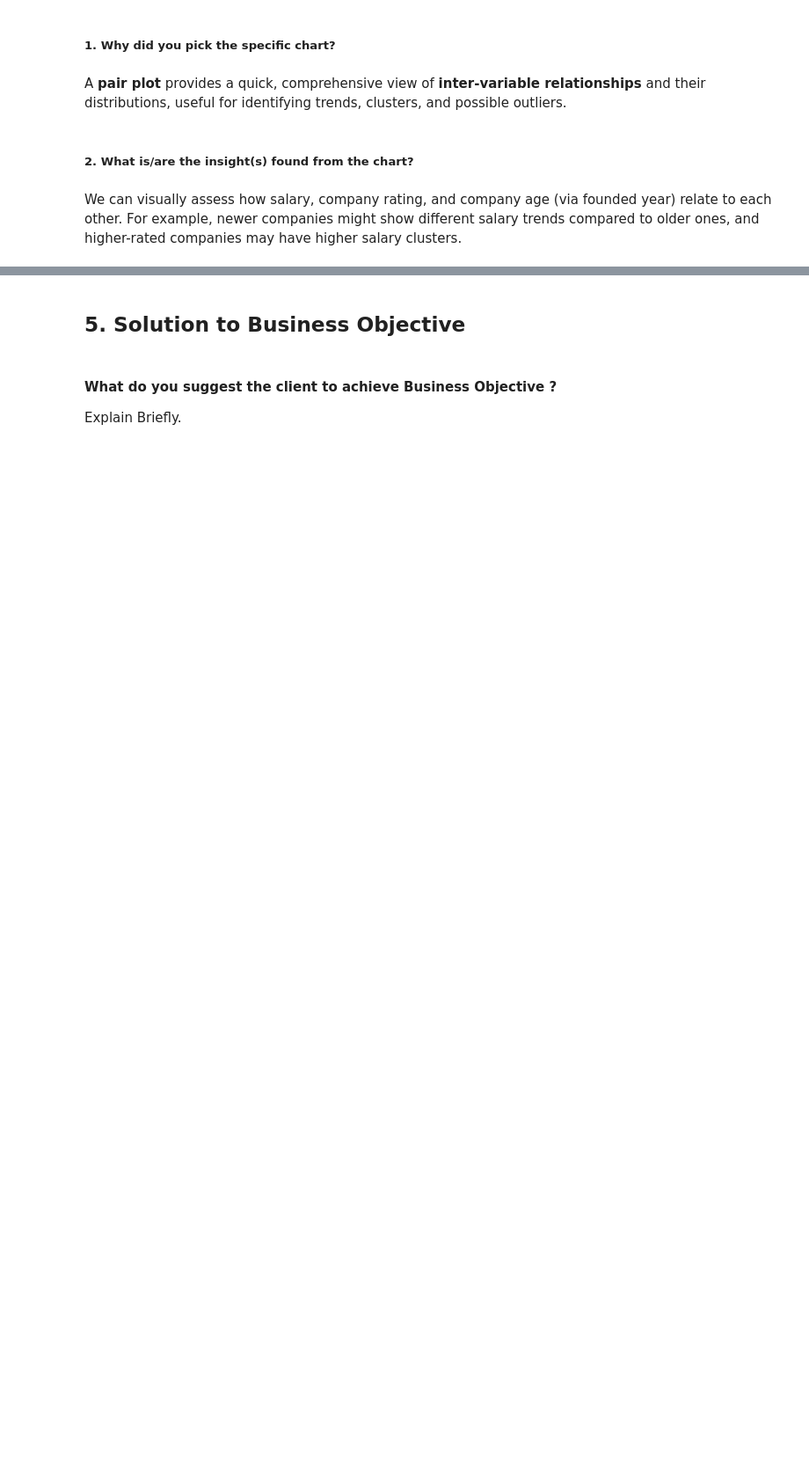
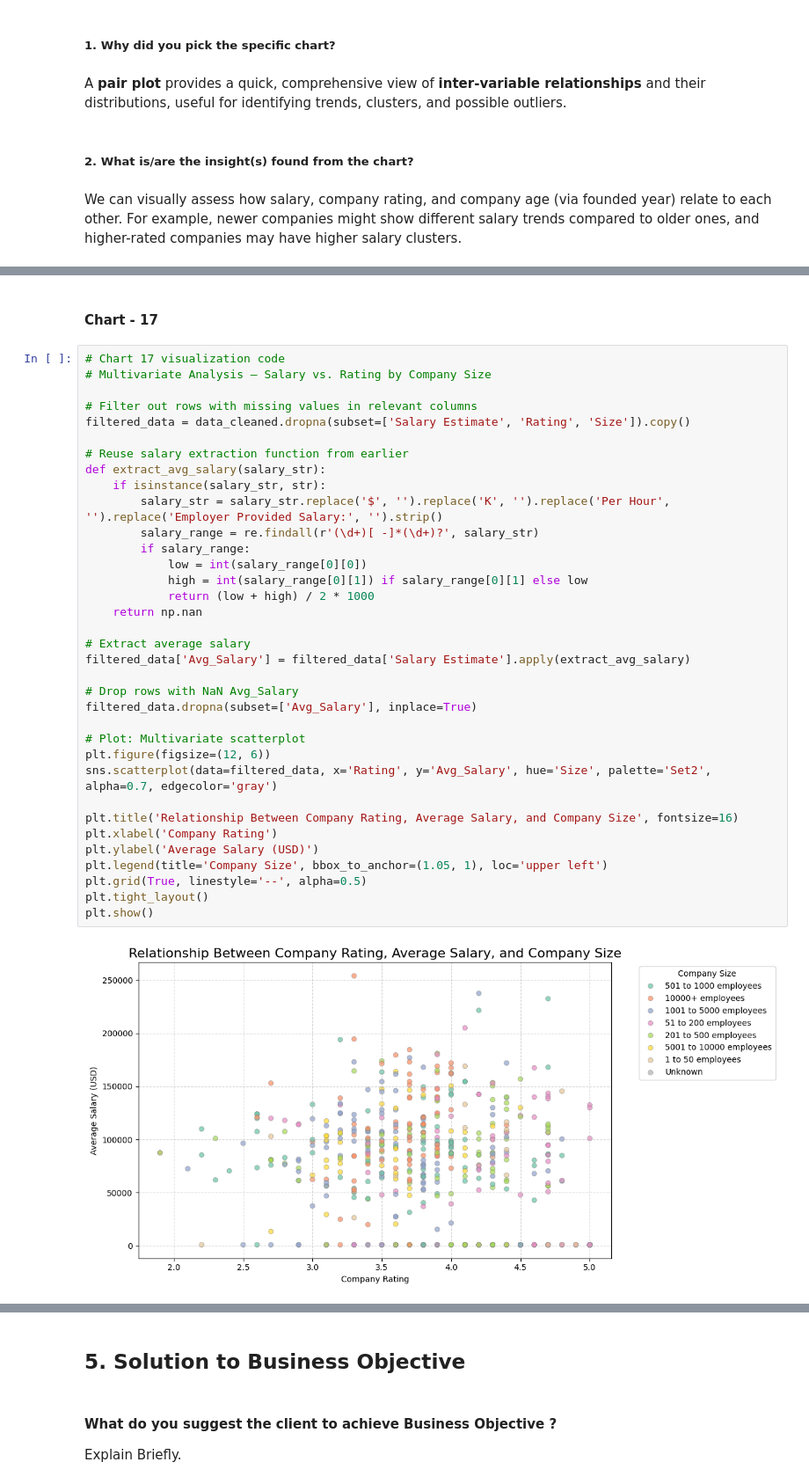
Before and after one commit to ManojMaster7/Glassdoor_Project, a Jupyter notebook: Glassdoor_project.ipynb, the cells around one changed output, grey strips where cells are left out. Shown at 88% size. Cells and saved outputs as stored; diff of their text form; blank space fills up the shorter version.

```diff
--- a/Glassdoor_project.ipynb
+++ b/Glassdoor_project.ipynb
@@ -1290,0 +1336,39 @@ We can visually assess how salary, company rating, and company age (via founded
+# %% [markdown]
+#### Chart - 17
+# %%
+# Chart 17 visualization code
+# Multivariate Analysis – Salary vs. Rating by Company Size
+
+# Filter out rows with missing values in relevant columns
+filtered_data = data_cleaned.dropna(subset=['Salary Estimate', 'Rating', 'Size']).copy()
+
+# Reuse salary extraction function from earlier
+def extract_avg_salary(salary_str):
+    if isinstance(salary_str, str):
+        salary_str = salary_str.replace('$', '').replace('K', '').replace('Per Hour', '').replace('Employer Provided Salary:', '').strip()
+        salary_range = re.findall(r'(\d+)[ -]*(\d+)?', salary_str)
+        if salary_range:
+            low = int(salary_range[0][0])
+            high = int(salary_range[0][1]) if salary_range[0][1] else low
+            return (low + high) / 2 * 1000
+    return np.nan
+
+# Extract average salary
+filtered_data['Avg_Salary'] = filtered_data['Salary Estimate'].apply(extract_avg_salary)
+
+# Drop rows with NaN Avg_Salary
+filtered_data.dropna(subset=['Avg_Salary'], inplace=True)
+
+# Plot: Multivariate scatterplot
+plt.figure(figsize=(12, 6))
+sns.scatterplot(data=filtered_data, x='Rating', y='Avg_Salary', hue='Size', palette='Set2', alpha=0.7, edgecolor='gray')
+
+plt.title('Relationship Between Company Rating, Average Salary, and Company Size', fontsize=16)
+plt.xlabel('Company Rating')
+plt.ylabel('Average Salary (USD)')
+plt.legend(title='Company Size', bbox_to_anchor=(1.05, 1), loc='upper left')
+plt.grid(True, linestyle='--', alpha=0.5)
+plt.tight_layout()
+plt.show()
+# %% [output]
+[figure, added]
```
Also changed, not shown: parts of 30 cells of this notebook.
